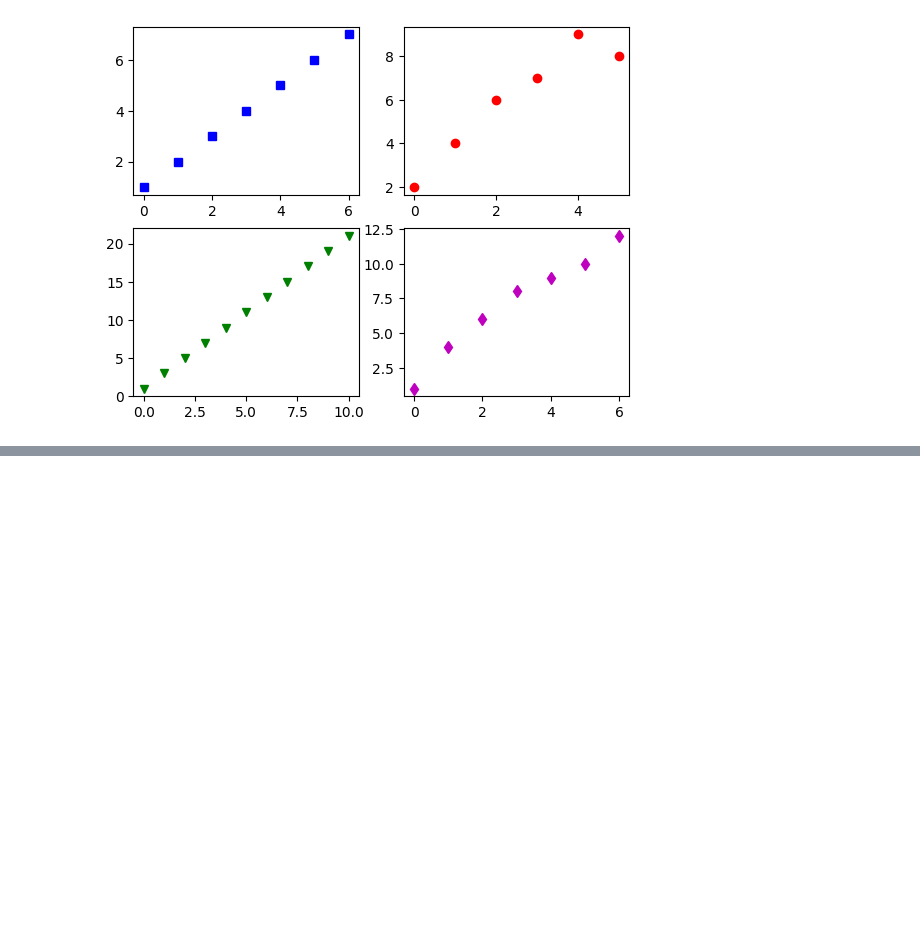
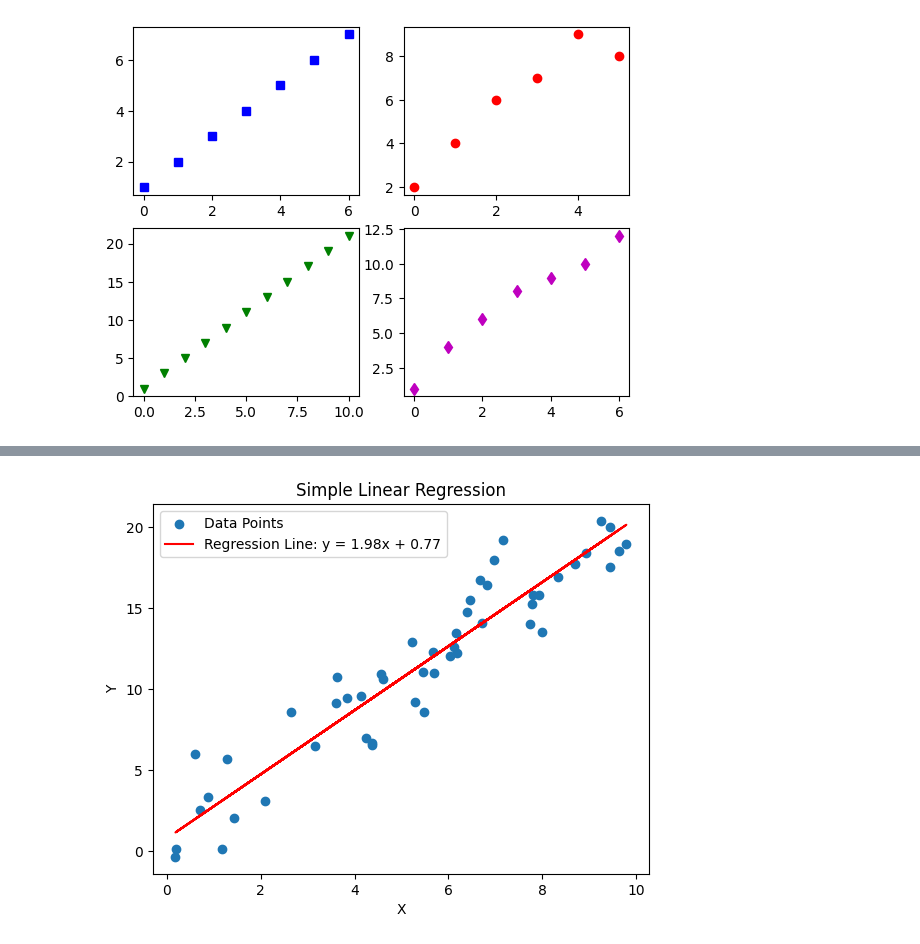
Before and after one commit to Vishnu9535/machine-learning, a Jupyter notebook: pdavt/program1.ipynb, the cells around one changed output, grey strips where cells are left out. Saved outputs shown, nothing was run; the diff lists cells and outputs as text; code cells hidden in the pictures; blank space fills up the shorter version.

```diff
--- a/pdavt/program1.ipynb
+++ b/pdavt/program1.ipynb
@@ -149,0 +217,39 @@ plt.show()
+# %%
+import numpy as np
+import matplotlib.pyplot as plt
+
+def simple_linear_regression(x, y):
+    # Calculate the slope (m) and y-intercept (b) of the regression line
+    m = np.cov(x, y)[0, 1] / np.var(x)
+    b = np.mean(y) - m * np.mean(x)
+    return m, b
+
+def predict(x, m, b):
+    # Predict the y values using the regression equation
+    return m * x + b
+
+# Generate sample data
+np.random.seed(0)
+x = np.random.rand(50) * 10
+y = 2 * x + 1 + np.random.randn(50) * 2  # y = 2x + 1 + noise
+
+# Perform simple linear regression
+slope, intercept = simple_linear_regression(x, y)
+
+# Make predictions using the regression equation
+y_pred = predict(x, slope, intercept)
+
+# Plot the data points and regression line
+plt.scatter(x, y, label='Data Points')
+plt.plot(x, y_pred, color='red', label=f'Regression Line: y = {slope:.2f}x + {intercept:.2f}')
+
+# Labeling the plot
+plt.xlabel('X')
+plt.ylabel('Y')
+plt.title('Simple Linear Regression')
+plt.legend()
+
+# Show the plot
+plt.show()
+# %% [output]
+[figure, added]
```
Also changed, not shown: parts of 5 cells of this notebook.
